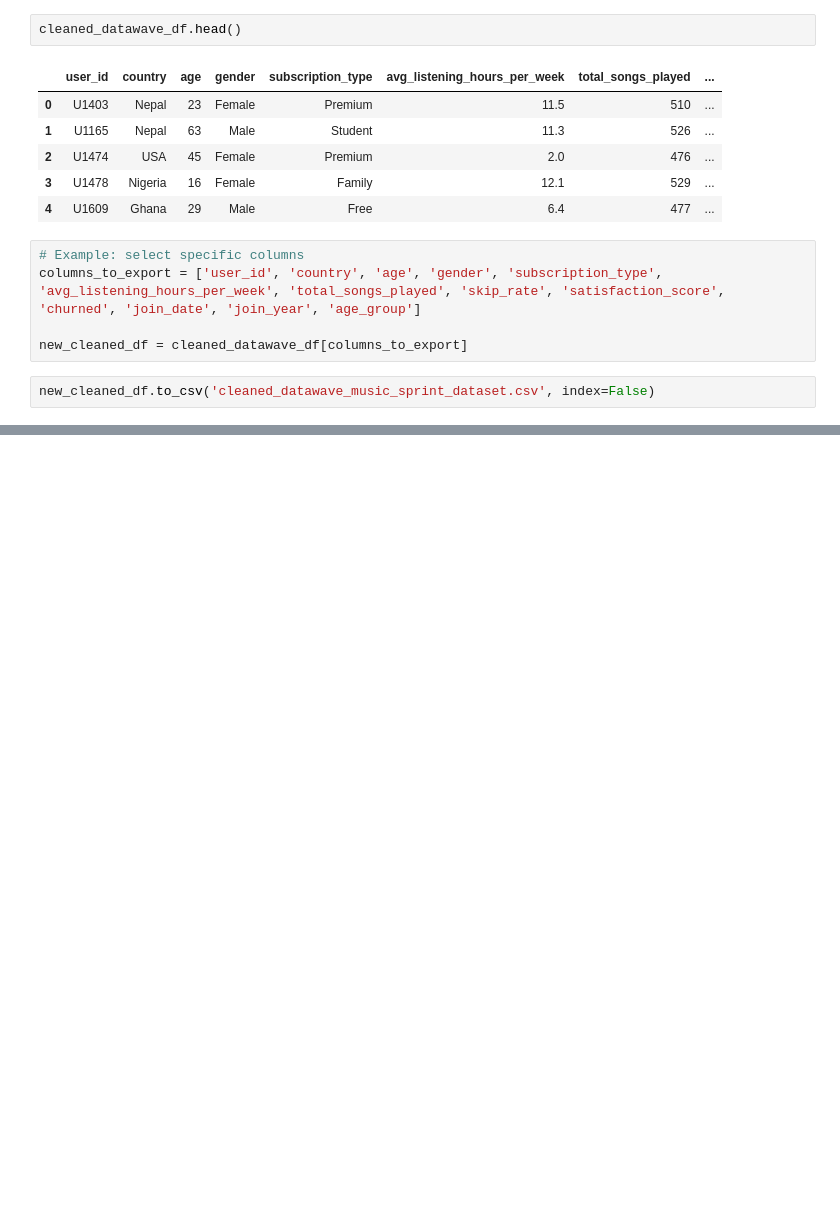
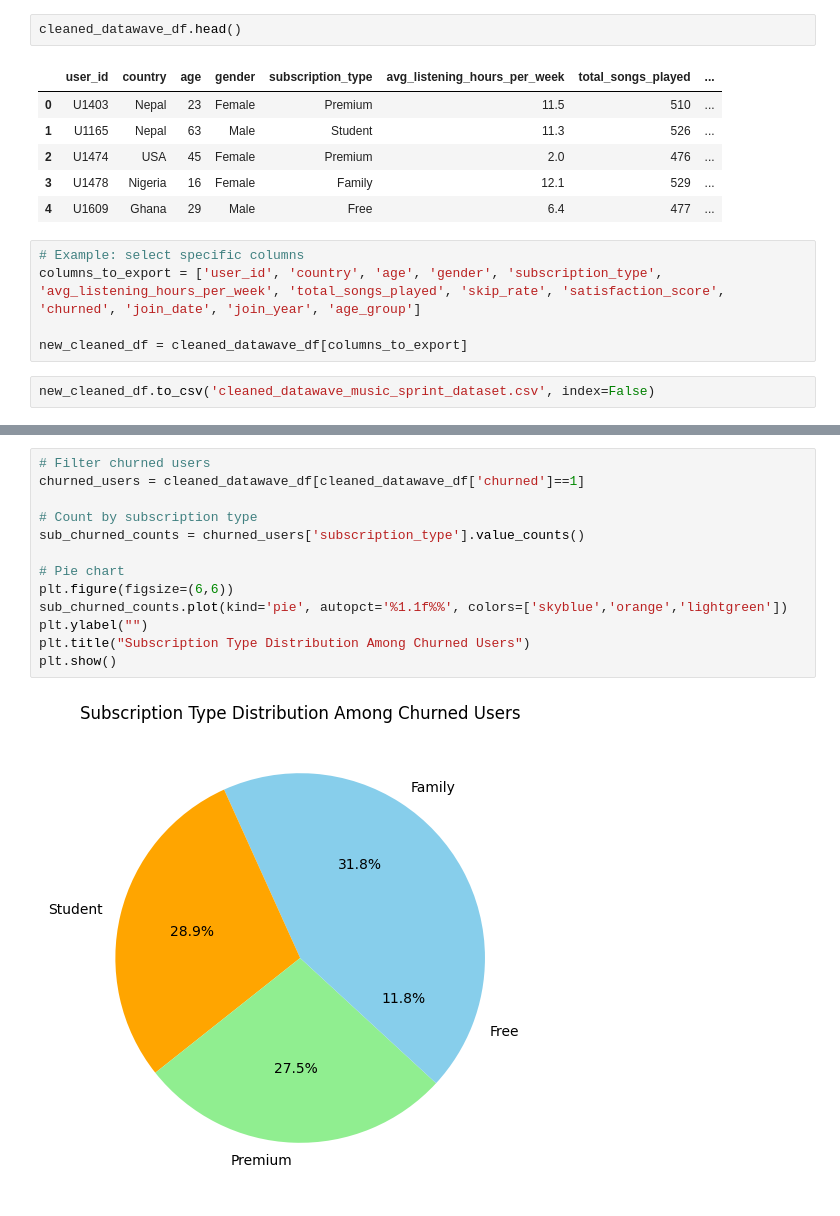
Before and after one commit to ice-alt/PortfolioProjects, a Jupyter notebook: DataWave Music/DataWave_Music_Analysis.ipynb, the cells around one changed output, grey strips where cells are left out. Drawn from its saved outputs; the diff is of its cells as text; blank space fills up the shorter version.

```diff
--- a/DataWave Music/DataWave_Music_Analysis.ipynb
+++ b/DataWave Music/DataWave_Music_Analysis.ipynb
@@ -1309,0 +1382,15 @@ new_cleaned_df.to_csv('cleaned_datawave_music_sprint_dataset.csv', index=False)
+# %%
+# Filter churned users
+churned_users = cleaned_datawave_df[cleaned_datawave_df['churned']==1]
+
+# Count by subscription type
+sub_churned_counts = churned_users['subscription_type'].value_counts()
+
+# Pie chart
+plt.figure(figsize=(6,6))
+sub_churned_counts.plot(kind='pie', autopct='%1.1f%%', colors=['skyblue','orange','lightgreen'])
+plt.ylabel("")
+plt.title("Subscription Type Distribution Among Churned Users")
+plt.show()
+# %% [output]
+[figure, added]
```
Also changed, not shown: parts of 8 cells of this notebook.
